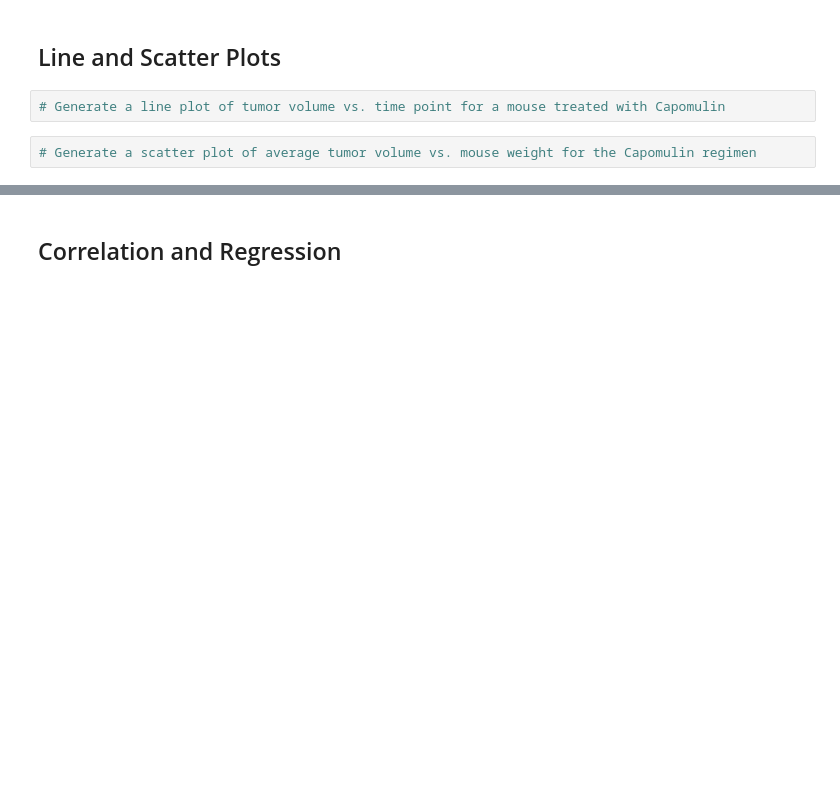
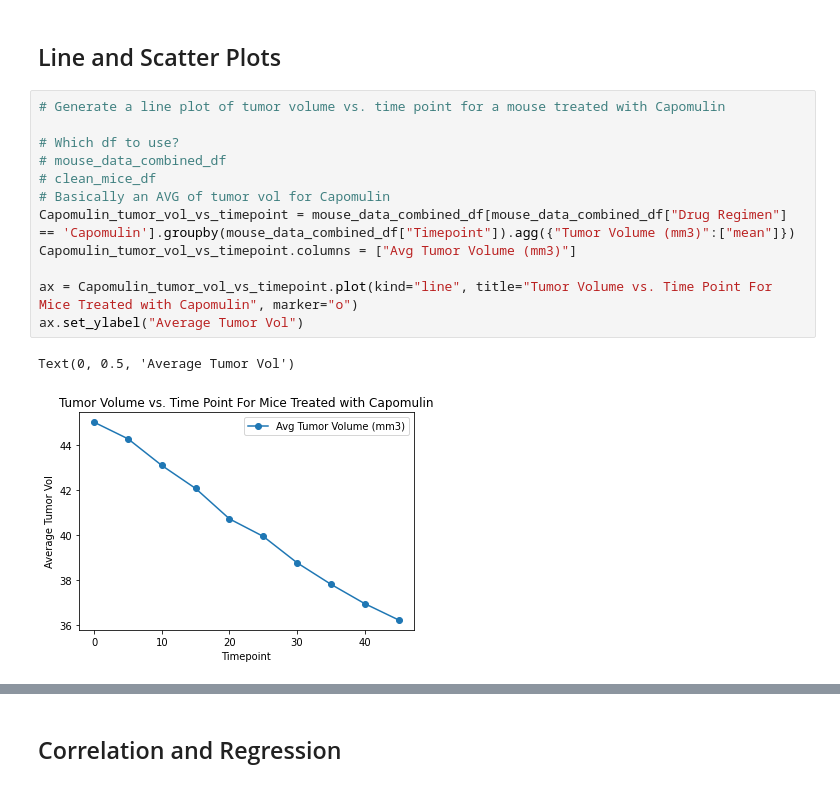
Before and after one commit to slobanwala1/The-Power-Of-Plots, a Jupyter notebook: my_submission/Pymaceuticals/pymaceuticals_starter.ipynb, the cells around one changed output, grey strips where cells are left out. Cells and saved outputs as stored; diff of their text form; blank space fills up the shorter version.

```diff
--- a/my_submission/Pymaceuticals/pymaceuticals_starter.ipynb
+++ b/my_submission/Pymaceuticals/pymaceuticals_starter.ipynb
@@ -254,6 +316,17 @@ plt.show()
 # %% [markdown]
 ## Line and Scatter Plots
-# %%
-# Generate a line plot of tumor volume vs. time point for a mouse treated with Capomulin
-# %%
-# Generate a scatter plot of average tumor volume vs. mouse weight for the Capomulin regimen
+# %%
+# Generate a line plot of tumor volume vs. time point for a mouse treated with Capomulin
+
+# Which df to use?
+# mouse_data_combined_df
+# clean_mice_df
+# Basically an AVG of tumor vol for Capomulin
+Capomulin_tumor_vol_vs_timepoint = mouse_data_combined_df[mouse_data_combined_df["Drug Regimen"] == 'Capomulin'].groupby(mouse_data_combined_df["Timepoint"]).agg({"Tumor Volume (mm3)":["mean"]})
+Capomulin_tumor_vol_vs_timepoint.columns = ["Avg Tumor Volume (mm3)"]
+
+ax = Capomulin_tumor_vol_vs_timepoint.plot(kind="line", title="Tumor Volume vs. Time Point For Mice Treated with Capomulin", marker="o")
+ax.set_ylabel("Average Tumor Vol")
+# %% [output]
+Text(0, 0.5, 'Average Tumor Vol')
+[figure, added]
```
Also changed, not shown: parts of 4 cells of this notebook.
